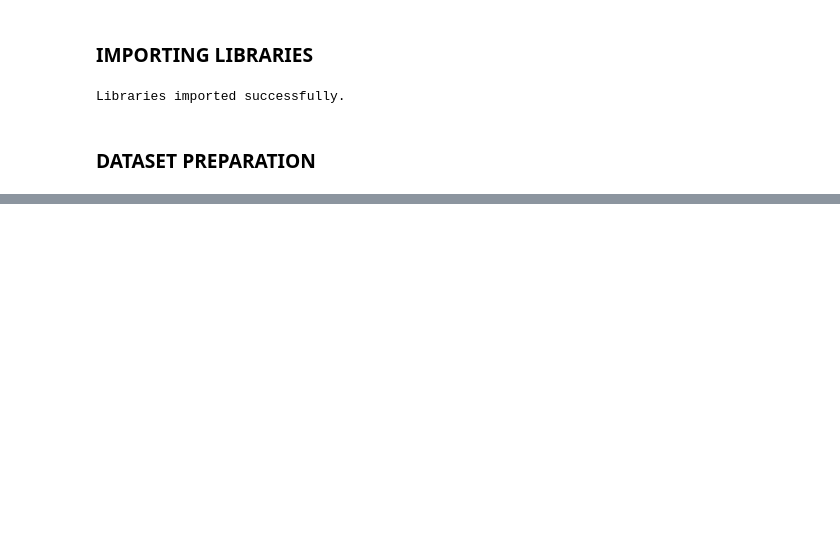
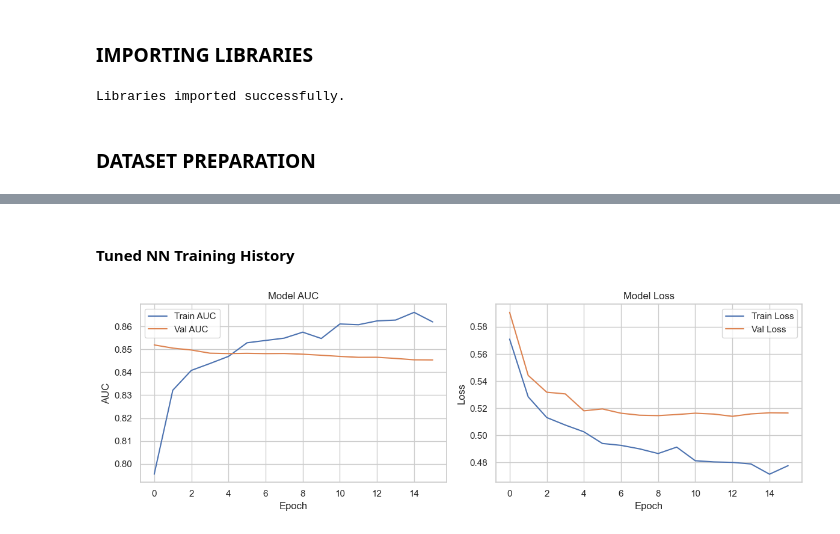
Before and after one commit to Pudamya/CM2604_ML_CW_2425595, a Jupyter notebook: Neural_Network_&_Decision_Tree.ipynb, the cells around one changed output, grey strips where cells are left out. Saved outputs shown, nothing was run; the diff lists cells and outputs as text; code cells hidden in the pictures; blank space fills up the shorter version.

```diff
--- a/Neural_Network_&_Decision_Tree.ipynb
+++ b/Neural_Network_&_Decision_Tree.ipynb
@@ -791,0 +362,33 @@ display(comparison_df)
+# %% [markdown]
+#### Tuned NN Training History
+# %%
+# Plot Training History (Now safely using 'auc' key)
+plt.figure(figsize=(12, 4))
+
+# Plot AUC
+plt.subplot(1, 2, 1)
+# Check if 'auc' is in history, otherwise fall back to 'AUC' just in case (robustness)
+auc_key = 'auc' if 'auc' in history.history else 'AUC'
+if auc_key in history.history:
+    plt.plot(history.history[auc_key], label='Train AUC')
+    plt.plot(history.history[f'val_{auc_key}'], label='Val AUC')
+    plt.title('Model AUC')
+    plt.xlabel('Epoch')
+    plt.ylabel('AUC')
+    plt.legend()
+else:
+    print(f"Warning: Could not find key '{auc_key}' in history. Available keys: {history.history.keys()}")
+
+# Plot Loss
+plt.subplot(1, 2, 2)
+plt.plot(history.history['loss'], label='Train Loss')
+plt.plot(history.history['val_loss'], label='Val Loss')
+plt.title('Model Loss')
+plt.xlabel('Epoch')
+plt.ylabel('Loss')
+plt.legend()
+
+plt.tight_layout()
+plt.show()
+# %% [output]
+[figure, added]
```
Also changed, not shown: parts of 51 cells of this notebook.
